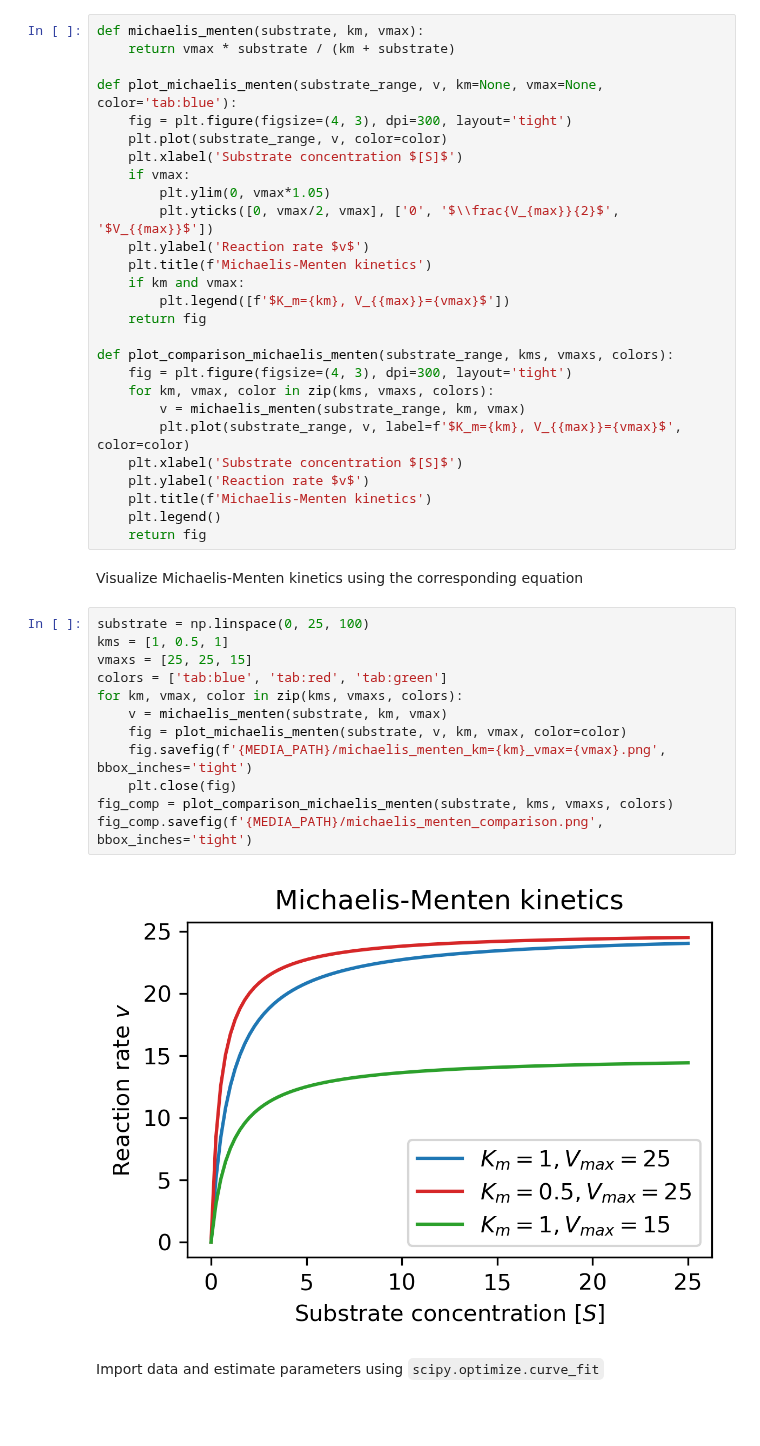
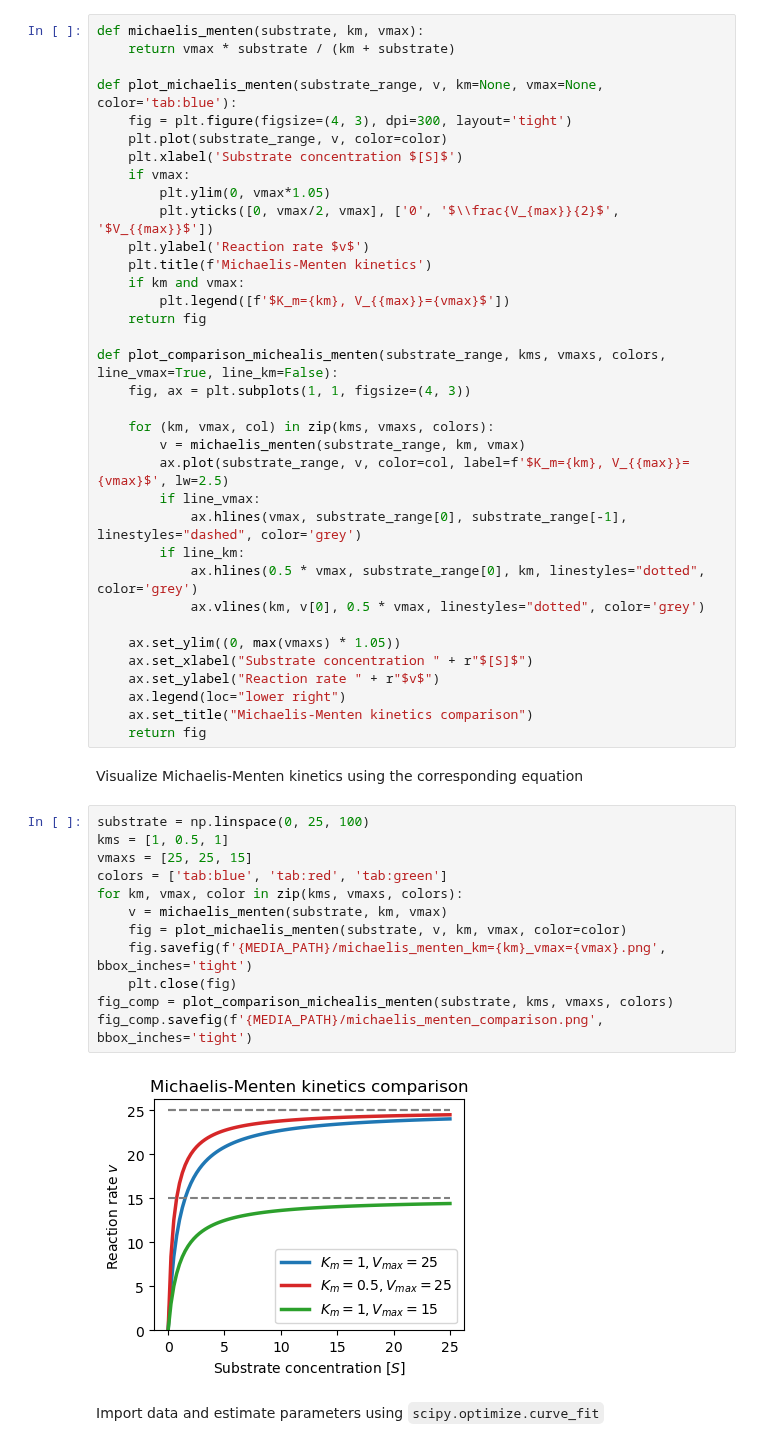
Before and after one commit to jonas4climate/metabolic-cellular-modelling, a Jupyter notebook: assignment1.ipynb, the cells around one changed output. Saved outputs shown, nothing was run; the diff lists cells and outputs as text; blank space fills up the shorter version.

```diff
--- a/assignment1.ipynb
+++ b/assignment1.ipynb
@@ -57,32 +38,40 @@ def plot_michaelis_menten(substrate_range, v, km=None, vmax=None, color='tab:blu
         plt.legend([f'$K_m={km}, V_{{max}}={vmax}$'])
     return fig
 
-def plot_comparison_michaelis_menten(substrate_range, kms, vmaxs, colors):
-    fig = plt.figure(figsize=(4, 3), dpi=300, layout='tight')
-    for km, vmax, color in zip(kms, vmaxs, colors):
+def plot_comparison_michealis_menten(substrate_range, kms, vmaxs, colors, line_vmax=True, line_km=False):
+    fig, ax = plt.subplots(1, 1, figsize=(4, 3))
+
+    for (km, vmax, col) in zip(kms, vmaxs, colors):
         v = michaelis_menten(substrate_range, km, vmax)
-        plt.plot(substrate_range, v, label=f'$K_m={km}, V_{{max}}={vmax}$', color=color)
-    plt.xlabel('Substrate concentration $[S]$')
-    plt.ylabel('Reaction rate $v$')
-    plt.title(f'Michaelis-Menten kinetics')
-    plt.legend()
+        ax.plot(substrate_range, v, color=col, label=f'$K_m={km}, V_{{max}}={vmax}$', lw=2.5)
+        if line_vmax:
+            ax.hlines(vmax, substrate_range[0], substrate_range[-1], linestyles="dashed", color='grey')
+        if line_km:
+            ax.hlines(0.5 * vmax, substrate_range[0], km, linestyles="dotted", color='grey')
+            ax.vlines(km, v[0], 0.5 * vmax, linestyles="dotted", color='grey')
+
+    ax.set_ylim((0, max(vmaxs) * 1.05))
+    ax.set_xlabel("Substrate concentration " + r"$[S]$")
+    ax.set_ylabel("Reaction rate " + r"$v$")
+    ax.legend(loc="lower right")
+    ax.set_title("Michaelis-Menten kinetics comparison")
     return fig
 # %% [markdown]
 Visualize Michaelis-Menten kinetics using the corresponding equation
 # %%
 substrate = np.linspace(0, 25, 100)
 kms = [1, 0.5, 1]
 vmaxs = [25, 25, 15]
 colors = ['tab:blue', 'tab:red', 'tab:green']
 for km, vmax, color in zip(kms, vmaxs, colors):
     v = michaelis_menten(substrate, km, vmax)
     fig = plot_michaelis_menten(substrate, v, km, vmax, color=color)
     fig.savefig(f'{MEDIA_PATH}/michaelis_menten_km={km}_vmax={vmax}.png', bbox_inches='tight')
     plt.close(fig)
-fig_comp = plot_comparison_michaelis_menten(substrate, kms, vmaxs, colors)
+fig_comp = plot_comparison_michealis_menten(substrate, kms, vmaxs, colors)
 fig_comp.savefig(f'{MEDIA_PATH}/michaelis_menten_comparison.png', bbox_inches='tight')
 # %% [output]
-[figure, old version]
+[figure, new version]
 # %% [markdown]
 Import data and estimate parameters using `scipy.optimize.curve_fit`
 # %%
```
Also changed, not shown: parts of 13 cells of this notebook, 3 other files.
